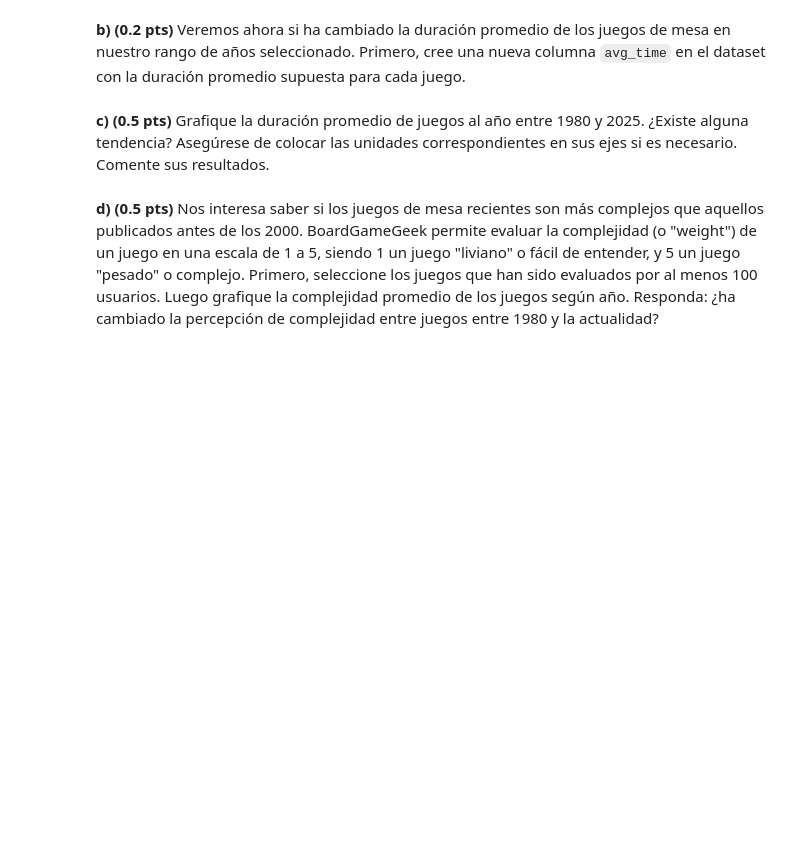
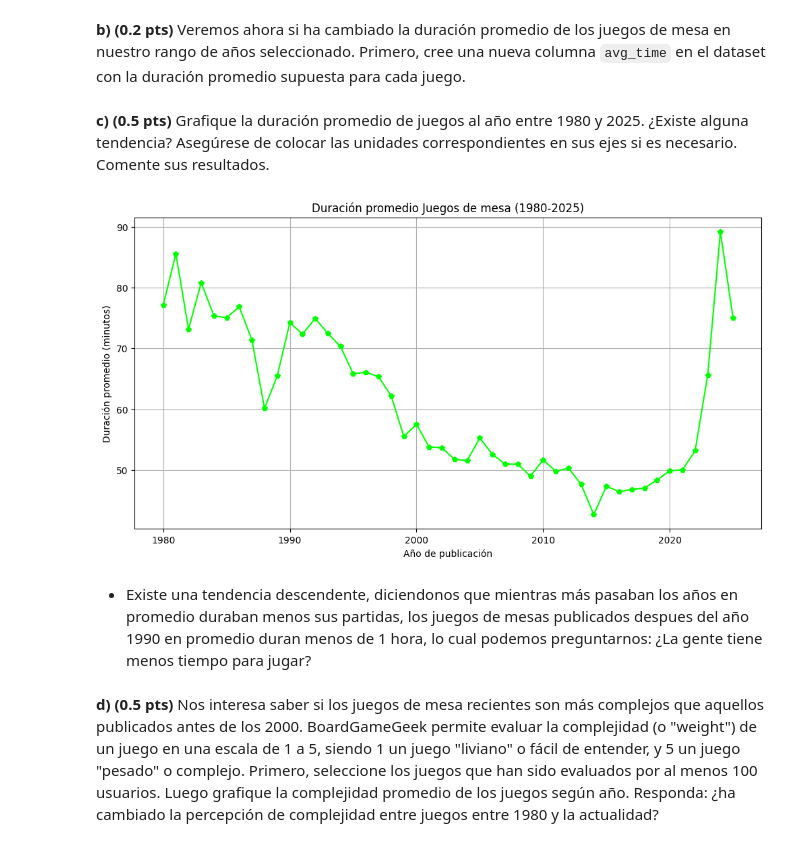
Before and after one commit to Fsli1822/IMT2200-Felipe-Serrano, a Jupyter notebook: Tarea_01/IMT2200-25s2 - Tarea 01.ipynb, the cells around one changed output. Saved outputs shown, nothing was run; the diff lists cells and outputs as text; code cells hidden in the pictures; blank space fills up the shorter version.

```diff
--- a/Tarea_01/IMT2200-25s2 - Tarea 01.ipynb
+++ b/Tarea_01/IMT2200-25s2 - Tarea 01.ipynb
@@ -206,3 +220,8 @@ print(max_año, max_crecimiento)
 Si bien hay muchas posibles características que podemos explorar para los juegos de mesa, esta vez nos centraremos en el tiempo de juego y la complejidad. En esta sección queremos comprender si se ha modificado notablemente la duración promedio y la percepción de complejidad de los juegos de mesa a través de los años.
 # %% [markdown]
 **a) (0.3 pts)** Inspecciones y filtre los datos que tengan valores válidos para: tiempo mínimo de juego, tiempo máximo de juego y complejidad. En el caso de que existan "outliers", puede descartarlos, cosiderando un rango razonable para las variables anteriores. Justifique su desición.
+# %%
+dataframe_limpio = df_filtrado.dropna(subset=["min_time","max_time","complexity"])
+dataframe_limpio = dataframe_limpio[(dataframe_limpio["min_time"] > 0) & (dataframe_limpio["min_time"] <= 300)]
+dataframe_limpio = dataframe_limpio[(dataframe_limpio["max_time"] > 0) & (dataframe_limpio["max_time"] <= 420)]
+dataframe_limpio = dataframe_limpio[dataframe_limpio["complexity"].between(1,5)]
@@ -209,6 +230,23 @@ Si bien hay muchas posibles características que podemos explorar para los juego
 # %% [markdown]
 **b) (0.2 pts)** Veremos ahora si ha cambiado la duración promedio de los juegos de mesa en nuestro rango de años seleccionado. Primero, cree una nueva columna `avg_time` en el dataset con la duración promedio supuesta para cada juego.
+# %%
+dataframe_limpio["avg_time"] = (dataframe_limpio["min_time"] + dataframe_limpio["max_time"])/2
 # %% [markdown]
 **c) (0.5 pts)** Grafique la duración promedio de juegos al año entre 1980 y 2025. ¿Existe alguna tendencia? Asegúrese de colocar las unidades correspondientes en sus ejes si es necesario. Comente sus resultados.
+# %%
+dataframe_limpio["year"] = pd.to_numeric(dataframe_limpio["year"], errors="coerce")
+avg_time_por_año = dataframe_limpio.groupby("year")["avg_time"].mean()
+
+plt.figure(figsize=(12,6))
+plt.plot(avg_time_por_año.index, avg_time_por_año.values, marker="p", color="lime")
+plt.title("Duración promedio Juegos de mesa (1980-2025)")
+plt.xlabel("Año de publicación")
+plt.ylabel("Duración promedio (minutos)")
+plt.grid(True)
+plt.show()
+# %% [output]
+[figure, added]
+# %% [markdown]
+* Existe una tendencia descendente, diciendonos que mientras más pasaban los años en promedio duraban menos sus partidas, los juegos de mesas publicados despues del año 1990 en promedio duran menos de 1 hora, lo cual podemos preguntarnos: ¿La gente tiene menos tiempo para jugar?
 # %% [markdown]
 **d) (0.5 pts)** Nos interesa saber si los juegos de mesa recientes son más complejos que aquellos publicados antes de los 2000. BoardGameGeek permite evaluar la complejidad (o "weight") de un juego en una escala de 1 a 5, siendo 1 un juego "liviano" o fácil de entender, y 5 un juego "pesado" o complejo. Primero, seleccione los juegos que han sido evaluados por al menos 100 usuarios. Luego grafique la complejidad promedio de los juegos según año. Responda: ¿ha cambiado la percepción de complejidad entre juegos entre 1980 y la actualidad?
```
Also changed, not shown: parts of 22 cells of this notebook, 2 other files.
